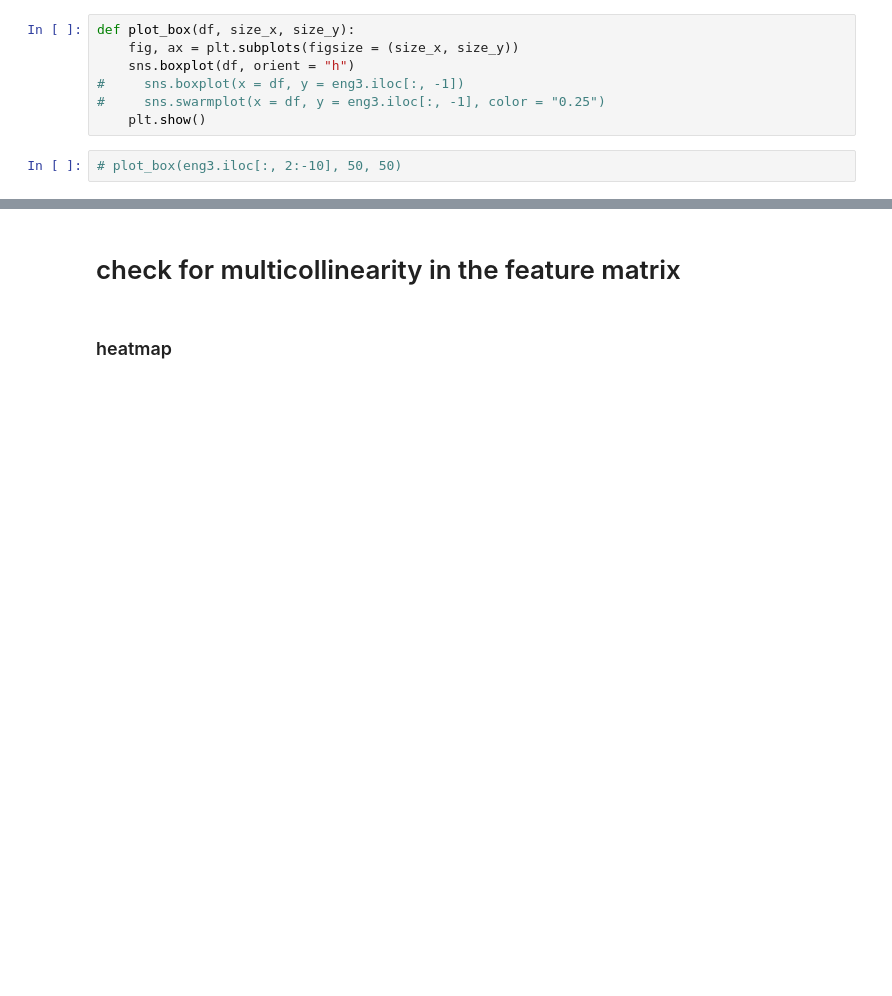
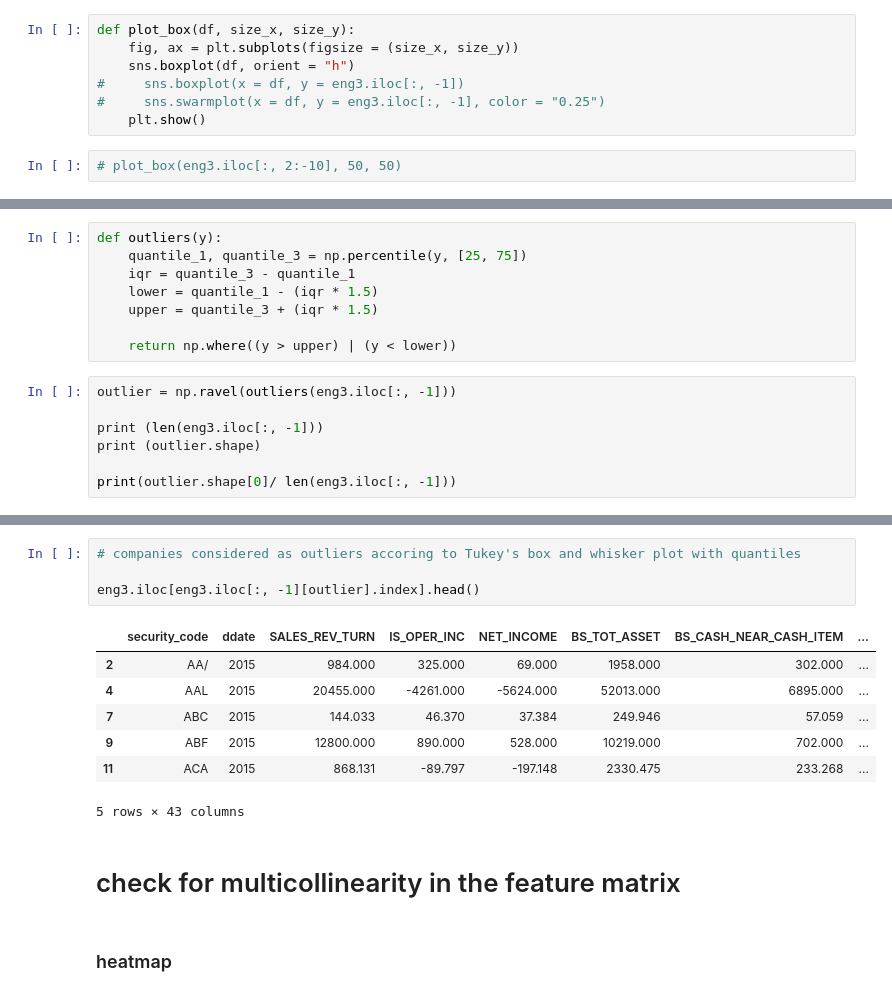
Before and after one commit to yueying-teng/RF, a Jupyter notebook: LN_Data.ipynb, the cells around one changed output, grey strips where cells are left out. Drawn from its saved outputs; the diff is of its cells as text; blank space fills up the shorter version.

```diff
--- a/LN_Data.ipynb
+++ b/LN_Data.ipynb
@@ -202,0 +205,15 @@ def plot_box(df, size_x, size_y):
+# %%
+def outliers(y):
+    quantile_1, quantile_3 = np.percentile(y, [25, 75])
+    iqr = quantile_3 - quantile_1
+    lower = quantile_1 - (iqr * 1.5)
+    upper = quantile_3 + (iqr * 1.5)
+
+    return np.where((y > upper) | (y < lower))
+# %%
+outlier = np.ravel(outliers(eng3.iloc[:, -1]))
+
+print (len(eng3.iloc[:, -1]))
+print (outlier.shape)
+
+print(outlier.shape[0]/ len(eng3.iloc[:, -1]))
@@ -203,3 +236,15 @@ def plot_box(df, size_x, size_y):
+# %%
+# companies considered as outliers accoring to Tukey's box and whisker plot with quantiles
+
+eng3.iloc[eng3.iloc[:, -1][outlier].index].head()
+# %% [output]
+|  | security_code | ddate | SALES_REV_TURN | IS_OPER_INC | NET_INCOME | BS_TOT_ASSET | BS_CASH_NEAR_CASH_ITEM | ... |
+| 2 | AA/ | 2015 | 984.000 | 325.000 | 69.000 | 1958.000 | 302.000 | ... |
+| 4 | AAL | 2015 | 20455.000 | -4261.000 | -5624.000 | 52013.000 | 6895.000 | ... |
+| 7 | ABC | 2015 | 144.033 | 46.370 | 37.384 | 249.946 | 57.059 | ... |
+| 9 | ABF | 2015 | 12800.000 | 890.000 | 528.000 | 10219.000 | 702.000 | ... |
+| 11 | ACA | 2015 | 868.131 | -89.797 | -197.148 | 2330.475 | 233.268 | ... |
+5 rows × 43 columns
 # %% [markdown]
 # check for multicollinearity in the feature matrix
 # %% [markdown]
```
Also changed, not shown: parts of 16 cells of this notebook.
